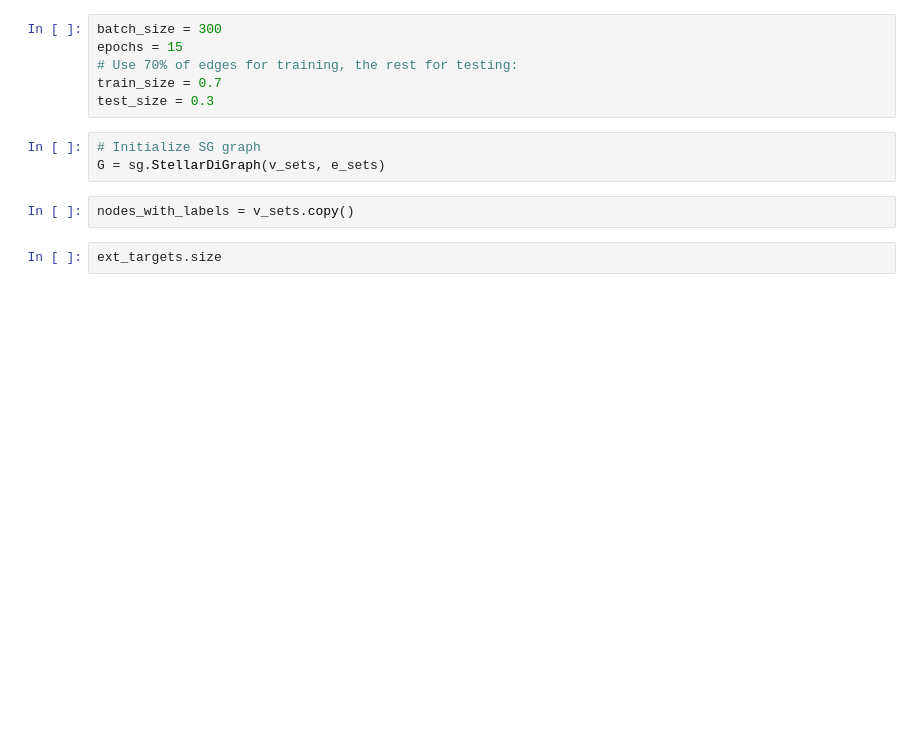
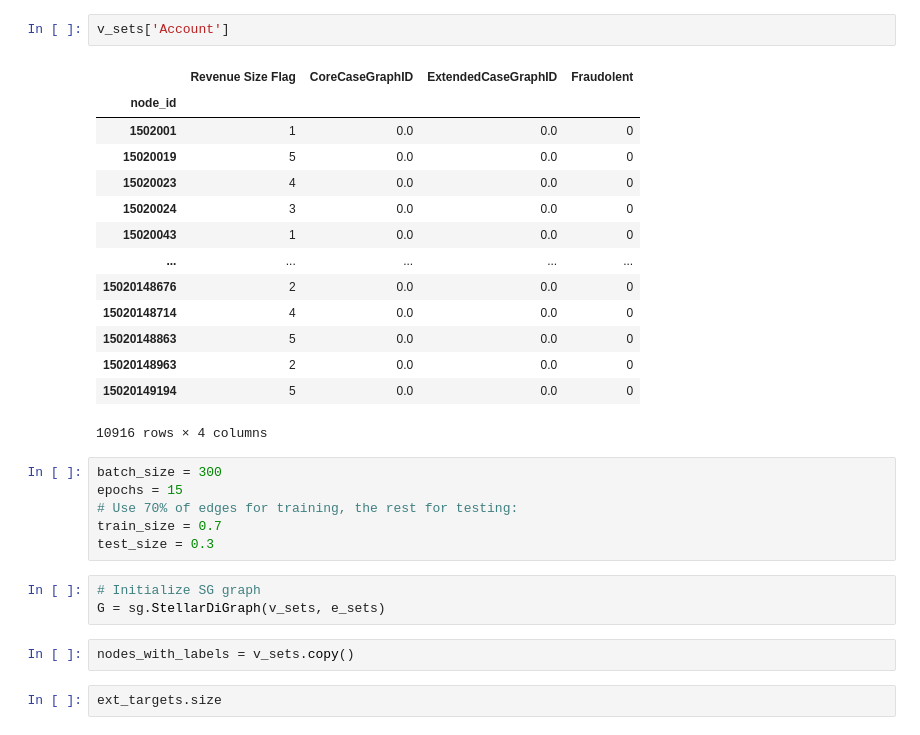
Before and after one commit to merklefruit/hpc2020-graphML, a Jupyter notebook: notebooks/HinSAGE with DGI.ipynb, the cells around one changed output. Cells and saved outputs as stored; diff of their text form; blank space fills up the shorter version.

```diff
--- a/notebooks/HinSAGE with DGI.ipynb
+++ b/notebooks/HinSAGE with DGI.ipynb
@@ -45,3 +45,20 @@ PREPROCESSING: 0.05 s
+# %%
+v_sets['Account']
+# %% [output]
+|  | Revenue Size Flag | CoreCaseGraphID | ExtendedCaseGraphID | Fraudolent |
+| node_id |  |  |  |  |
+| 1502001 | 1 | 0.0 | 0.0 | 0 |
+| 15020019 | 5 | 0.0 | 0.0 | 0 |
+| 15020023 | 4 | 0.0 | 0.0 | 0 |
+| 15020024 | 3 | 0.0 | 0.0 | 0 |
+| 15020043 | 1 | 0.0 | 0.0 | 0 |
+| ... | ... | ... | ... | ... |
+| 15020148676 | 2 | 0.0 | 0.0 | 0 |
+| 15020148714 | 4 | 0.0 | 0.0 | 0 |
+| 15020148863 | 5 | 0.0 | 0.0 | 0 |
+| 15020148963 | 2 | 0.0 | 0.0 | 0 |
+| 15020149194 | 5 | 0.0 | 0.0 | 0 |
+10916 rows × 4 columns
 # %%
 batch_size = 300
 epochs = 15
```
Also changed, not shown: parts of 56 cells of this notebook, 4 other files.
